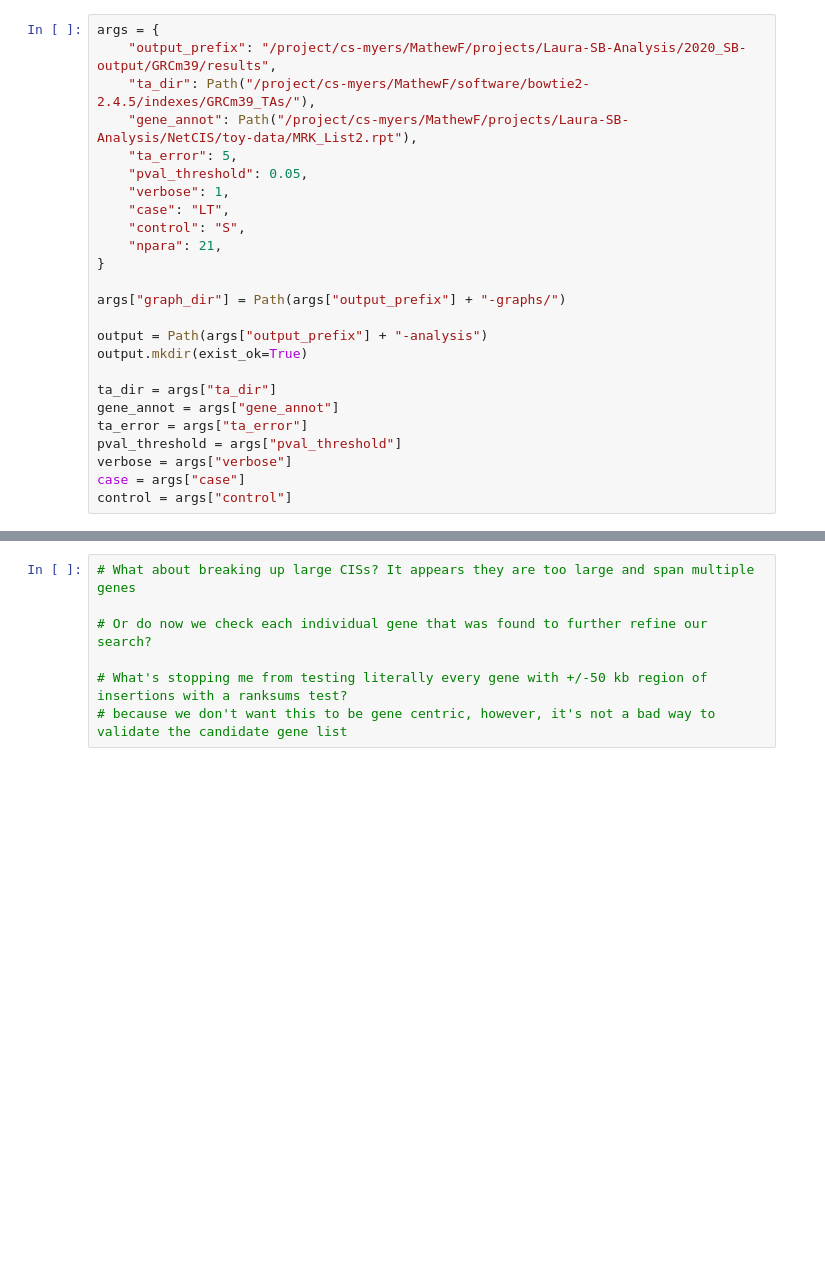
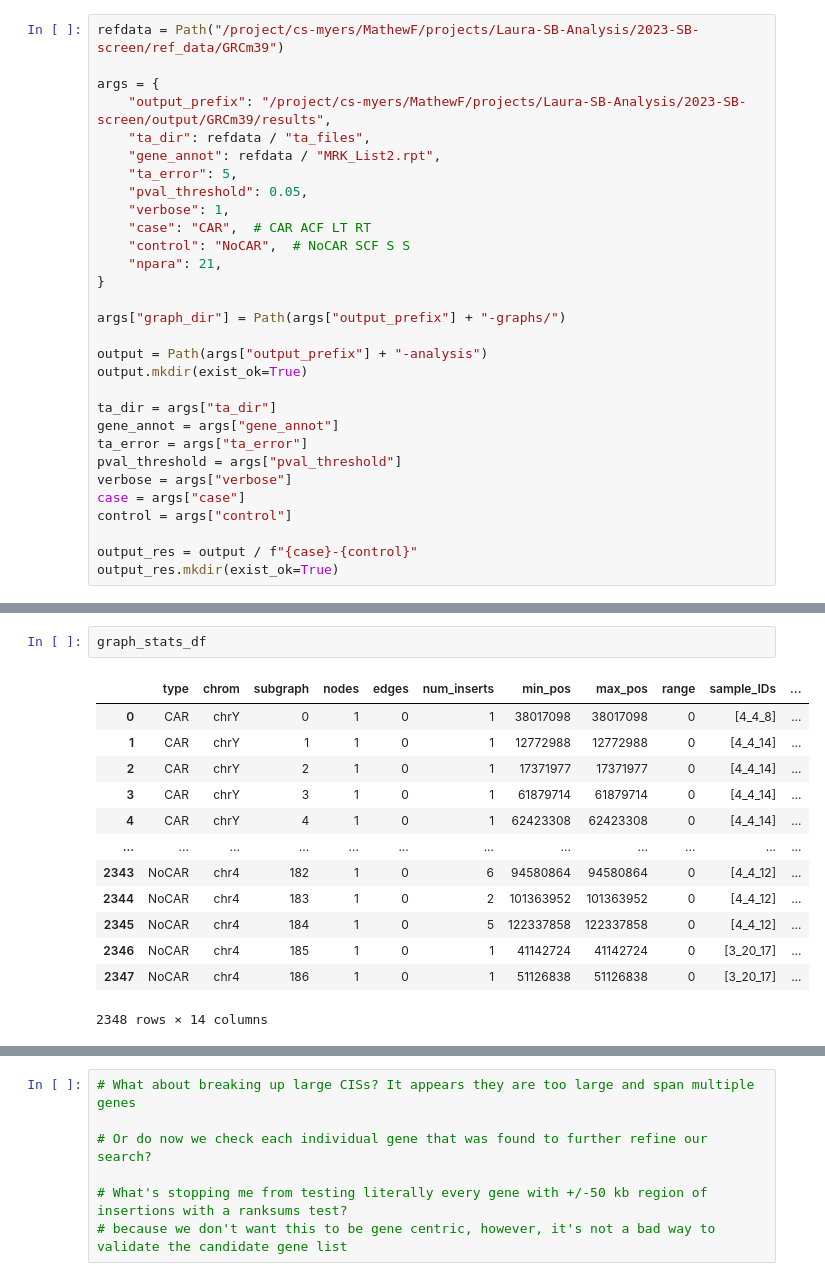
Before and after one commit to RogersLabGroup/NetCIS, a Jupyter notebook: notebooks/networks_analysis.ipynb, the cells around one changed output, grey strips where cells are left out. Saved outputs shown, nothing was run; the diff lists cells and outputs as text; blank space fills up the shorter version.

```diff
--- a/notebooks/networks_analysis.ipynb
+++ b/notebooks/networks_analysis.ipynb
@@ -24,13 +22,15 @@ reload(na)
 # %%
+refdata = Path("/project/cs-myers/MathewF/projects/Laura-SB-Analysis/2023-SB-screen/ref_data/GRCm39")
+
 args = {
-    "output_prefix": "/project/cs-myers/MathewF/projects/Laura-SB-Analysis/2020_SB-output/GRCm39/results",
-    "ta_dir": Path("/project/cs-myers/MathewF/software/bowtie2-2.4.5/indexes/GRCm39_TAs/"),
-    "gene_annot": Path("/project/cs-myers/MathewF/projects/Laura-SB-Analysis/NetCIS/toy-data/MRK_List2.rpt"),
+    "output_prefix": "/project/cs-myers/MathewF/projects/Laura-SB-Analysis/2023-SB-screen/output/GRCm39/results",
+    "ta_dir": refdata / "ta_files",
+    "gene_annot": refdata / "MRK_List2.rpt",
     "ta_error": 5,
     "pval_threshold": 0.05,
     "verbose": 1,
-    "case": "LT",
-    "control": "S",
+    "case": "CAR",  # CAR ACF LT RT
+    "control": "NoCAR",  # NoCAR SCF S S
     "npara": 21,
 }
 
@@ -46,6 +46,9 @@ pval_threshold = args["pval_threshold"]
 verbose = args["verbose"]
 case = args["case"]
 control = args["control"]
+
+output_res = output / f"{case}-{control}"
+output_res.mkdir(exist_ok=True)
 # %%
 annot_df = pd.read_csv(gene_annot, sep="\t")
 annot_df = annot_df[pd.notna(annot_df["genome coordinate start"])].drop("Status", axis=1)
@@ -127,0 +237,16 @@ print(graph_stats_df.duplicated().sum())
+# %%
+graph_stats_df
+# %% [output]
+|  | type | chrom | subgraph | nodes | edges | num_inserts | min_pos | max_pos | range | sample_IDs | ... |
+| 0 | CAR | chrY | 0 | 1 | 0 | 1 | 38017098 | 38017098 | 0 | [4_4_8] | ... |
+| 1 | CAR | chrY | 1 | 1 | 0 | 1 | 12772988 | 12772988 | 0 | [4_4_14] | ... |
+| 2 | CAR | chrY | 2 | 1 | 0 | 1 | 17371977 | 17371977 | 0 | [4_4_14] | ... |
+| 3 | CAR | chrY | 3 | 1 | 0 | 1 | 61879714 | 61879714 | 0 | [4_4_14] | ... |
+| 4 | CAR | chrY | 4 | 1 | 0 | 1 | 62423308 | 62423308 | 0 | [4_4_14] | ... |
+| ... | ... | ... | ... | ... | ... | ... | ... | ... | ... | ... | ... |
+| 2343 | NoCAR | chr4 | 182 | 1 | 0 | 6 | 94580864 | 94580864 | 0 | [4_4_12] | ... |
+| 2344 | NoCAR | chr4 | 183 | 1 | 0 | 2 | 101363952 | 101363952 | 0 | [4_4_12] | ... |
+| 2345 | NoCAR | chr4 | 184 | 1 | 0 | 5 | 122337858 | 122337858 | 0 | [4_4_12] | ... |
+| 2346 | NoCAR | chr4 | 185 | 1 | 0 | 1 | 41142724 | 41142724 | 0 | [3_20_17] | ... |
+| 2347 | NoCAR | chr4 | 186 | 1 | 0 | 1 | 51126838 | 51126838 | 0 | [3_20_17] | ... |
+2348 rows × 14 columns
```
Also changed, not shown: parts of 19 cells of this notebook, 14 other files.
